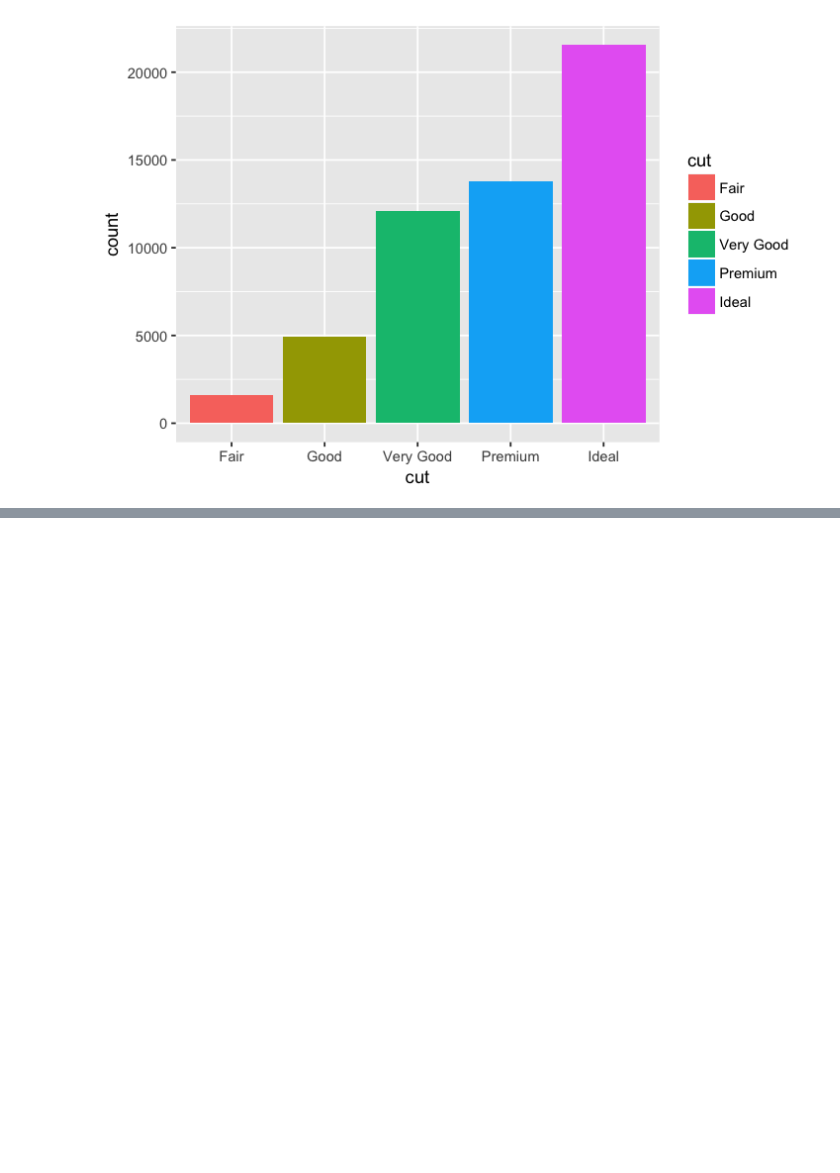
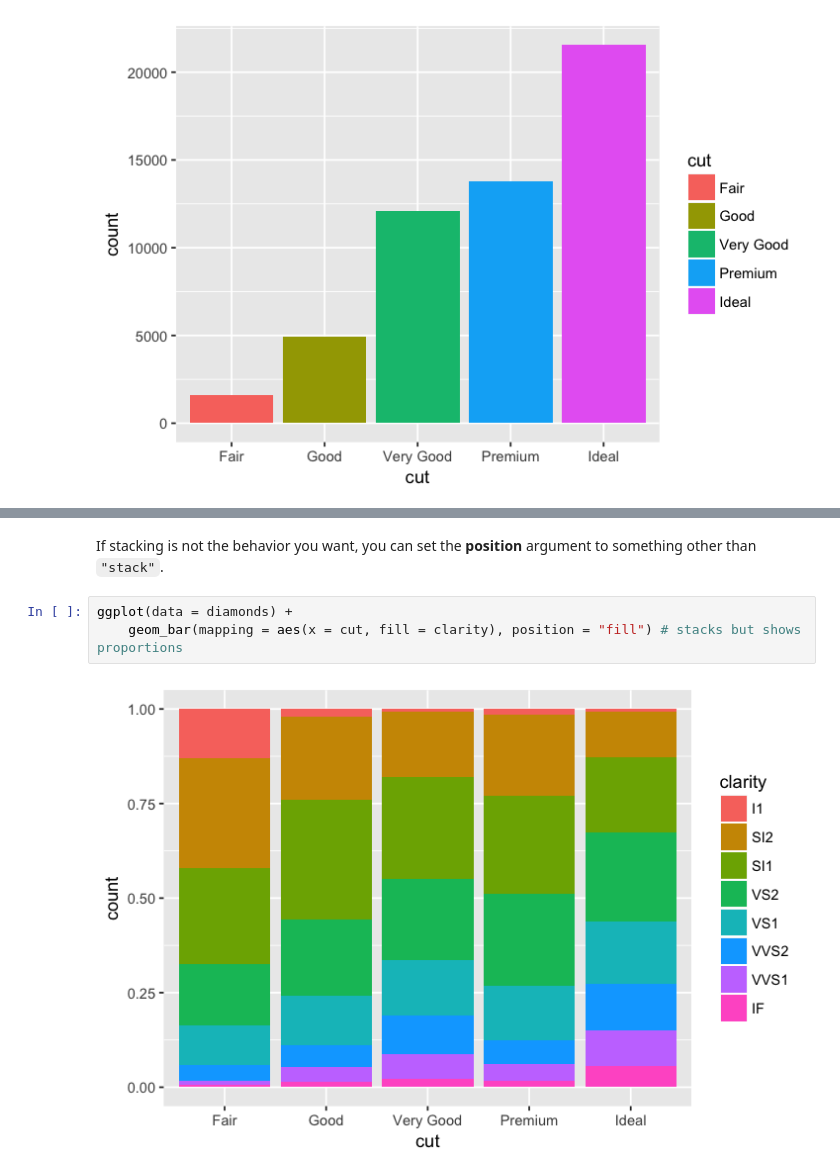
Before and after one commit to ambujtewari/stats306-fall2017, a Jupyter notebook: Lecture02.ipynb, the cells around one changed output, grey strips where cells are left out. Saved outputs shown, nothing was run; the diff lists cells and outputs as text; blank space fills up the shorter version.

```diff
--- a/Lecture02.ipynb
+++ b/Lecture02.ipynb
@@ -113,0 +122,7 @@ ggplot(data = diamonds) +
+# %% [markdown]
+If stacking is not the behavior you want, you can set the **position** argument to something other than `"stack"`.
+# %%
+ggplot(data = diamonds) +
+    geom_bar(mapping = aes(x = cut, fill = clarity), position = "fill") # stacks but shows proportions
+# %% [output]
+[figure, added]
```
Also changed, not shown: parts of 14 cells of this notebook.
